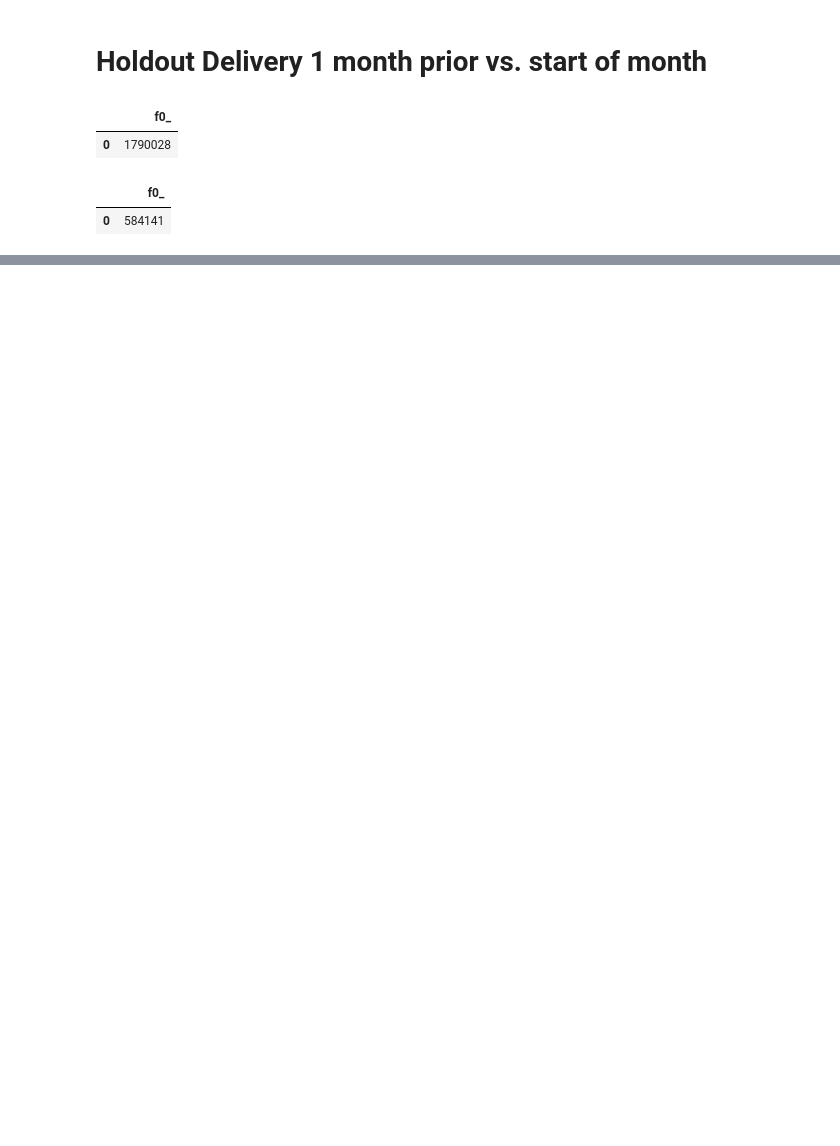
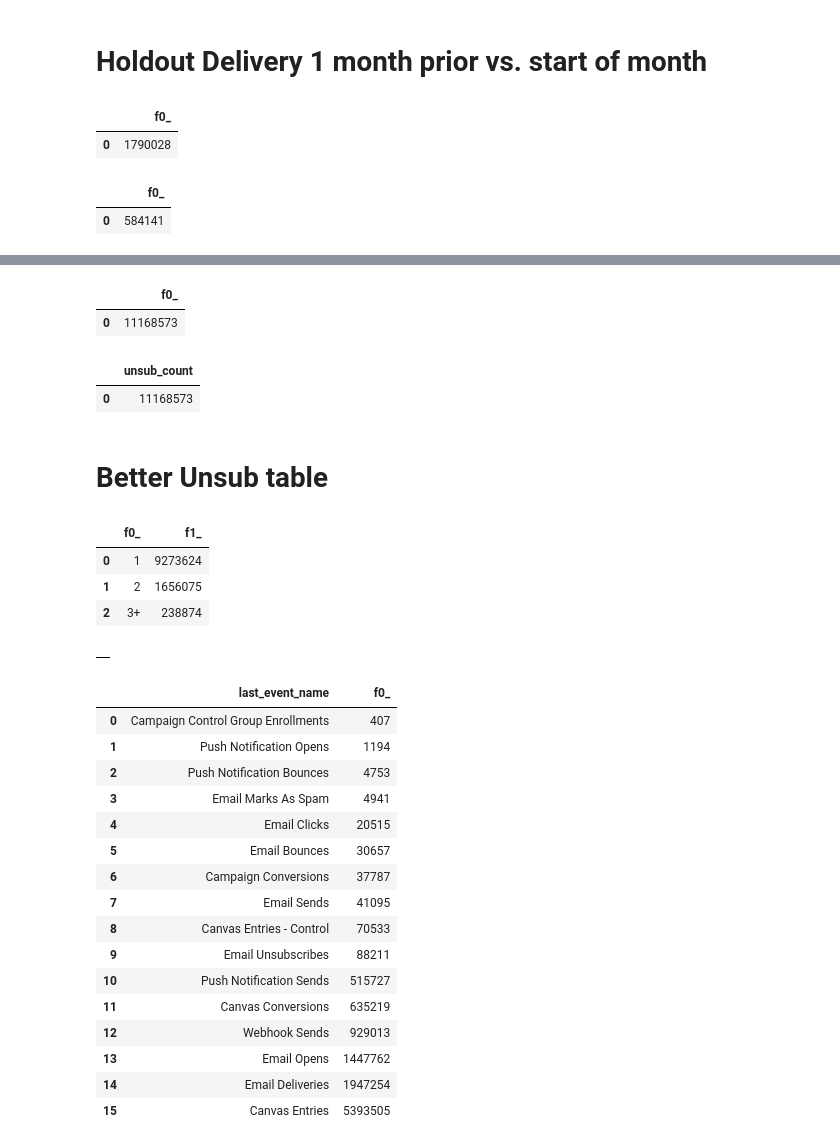
Before and after one commit to sandersli-nbc/CRM-Dashboard, a Jupyter notebook: test.ipynb, the cells around one changed output, grey strips where cells are left out. Saved outputs shown, nothing was run; the diff lists cells and outputs as text; code cells hidden in the pictures; blank space fills up the shorter version.

```diff
--- a/test.ipynb
+++ b/test.ipynb
@@ -989,0 +1052,77 @@ WHERE email_unsubs.adobe_tracking_id IS NULL
+# %%
+%%bigquery --project nbcu-ds-sandbox-a-001 --params $params
+SELECT  COUNT(distinct adobe_tracking_id)
+FROM `nbcu-ds-sandbox-a-001.SLi_sandbox.Email_Unsubs`
+WHERE first_unsub_date <= @report_end_date
+# %% [output]
+|  | f0_ |
+| 0 | 11168573 |
+# %%
+%%bigquery --project nbcu-ds-sandbox-a-001 --params $params
+SELECT count(distinct adobe_tracking_id) as unsub_count
+FROM  `nbcu-ds-sandbox-a-001.SLi_sandbox.Email_Unsubs_v4_Jan23`
+# %% [output]
+|  | unsub_count |
+| 0 | 11168573 |
+# %% [markdown]
+# Better Unsub table
+# %%
+params = {
+    'report_start_date': '2023-01-01',
+    'report_end_date': '2023-01-31'
+}
+# %%
+%%bigquery --project nbcu-ds-sandbox-a-001 --params $params
+with cte as (
+    SELECT adobe_tracking_id, count(*) as events
+    FROM  `nbcu-ds-prod-001.PeacockDataMartSilver.SILVER_MPARTICLE_BRAZE`
+    WHERE event_name = 'Email Unsubscribes'
+    AND event_date <= @report_end_date
+    group by 1
+)
+select case when events = 0 then '0' when events = 1 then '1' when events = 2 then '2' else '3+' end, count(adobe_tracking_id) from cte group by 1 order by 1
+# %% [output]
+|  | f0_ | f1_ |
+| 0 | 1 | 9273624 |
+| 1 | 2 | 1656075 |
+| 2 | 3+ | 238874 |
+# %%
+%%bigquery --project nbcu-ds-sandbox-a-001 --params $params
+
+CREATE OR REPLACE TABLE `nbcu-ds-sandbox-a-001.SLi_sandbox.unsub_test` AS
+
+with cte as (
+    SELECT distinct adobe_tracking_id
+    FROM `nbcu-ds-sandbox-a-001.SLi_sandbox.Email_Unsubs`
+    WHERE first_unsub_date <= @report_end_date
+)
+select adobe_tracking_id, event_name, event_date, last_value(event_name) over(partition by adobe_tracking_id order by eventTimestamp ROWS BETWEEN UNBOUNDED PRECEDING AND UNBOUNDED FOLLOWING) as last_event_name, last_value(event_date) over(partition by adobe_tracking_id order by eventTimestamp ROWS BETWEEN UNBOUNDED PRECEDING AND UNBOUNDED FOLLOWING) as last_event_date
+from `nbcu-ds-prod-001.PeacockDataMartSilver.SILVER_MPARTICLE_BRAZE`
+where adobe_tracking_id in (select adobe_tracking_id from cte)
+and event_date <= @report_end_date
+# %% [output]
+|  |
+# %%
+%%bigquery --project nbcu-ds-sandbox-a-001 --params $params
+
+select last_event_name, count(distinct adobe_tracking_id) from `nbcu-ds-sandbox-a-001.SLi_sandbox.unsub_test`
+group by 1
+order by 2 desc
+# %% [output]
+|  | last_event_name | f0_ |
+| 0 | Campaign Control Group Enrollments | 407 |
+| 1 | Push Notification Opens | 1194 |
+| 2 | Push Notification Bounces | 4753 |
+| 3 | Email Marks As Spam | 4941 |
+| 4 | Email Clicks | 20515 |
+| 5 | Email Bounces | 30657 |
+| 6 | Campaign Conversions | 37787 |
+| 7 | Email Sends | 41095 |
+| 8 | Canvas Entries - Control | 70533 |
+| 9 | Email Unsubscribes | 88211 |
+| 10 | Push Notification Sends | 515727 |
+| 11 | Canvas Conversions | 635219 |
+| 12 | Webhook Sends | 929013 |
+| 13 | Email Opens | 1447762 |
+| 14 | Email Deliveries | 1947254 |
+| 15 | Canvas Entries | 5393505 |
```
Also changed, not shown: parts of 18 cells of this notebook, 15 other files.
